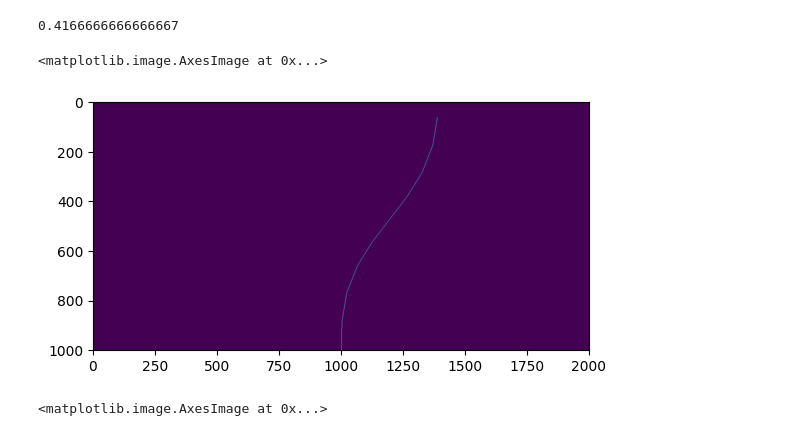
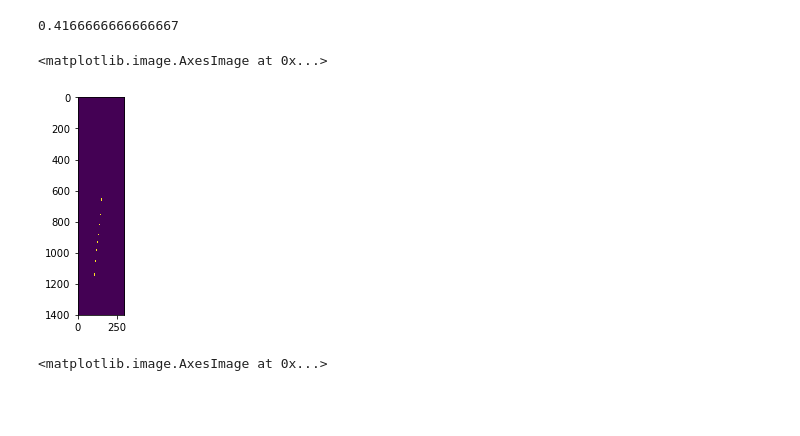
Before and after one commit to legonko/Final-project, a Jupyter notebook: lib/utils/test_path_planning.ipynb, the cells around one changed output. Cells and saved outputs as stored; diff of their text form; code cells hidden in the pictures; blank space fills up the shorter version.

```diff
--- a/lib/utils/test_path_planning.ipynb
+++ b/lib/utils/test_path_planning.ipynb
@@ -158,7 +171,7 @@ def maneuver():
 def check_obstacle_static(obstacle_map, angles, v, dt):
     '''angles must be in rad'''
     angles = np.deg2rad(angles)
-    current_pos = [1000, 2000 // 2]
+    current_pos = [3000, 3000 // 2]
     l = v * dt * 1150.0 # vector length
     path = copy.copy(obstacle_map)
     for i in range(len(angles)):
@@ -169,14 +182,14 @@ def check_obstacle_static(obstacle_map, angles, v, dt):
 
     return path
 # %%
-obst_map = np.zeros((1001, 2001))
+obst_map = np.zeros((3001, 3001))
 angles = get_path_angles(x, Y)
-path = check_obstacle_static(obst_map, angles, v, dt)
+path = check_obstacle_static(obst_map, angles, 0.64, 0.1)
 # %%
-imshow(path)
+imshow(path[1600:, 1400:1700])
 # %% [output]
 <matplotlib.image.AxesImage at 0x...>
-[figure, old version]
+[figure, new version]
 # %%
 def get_dist(p1, p2):
     return np.linalg.norm(
```
Also changed, not shown: parts of 5 cells of this notebook.
